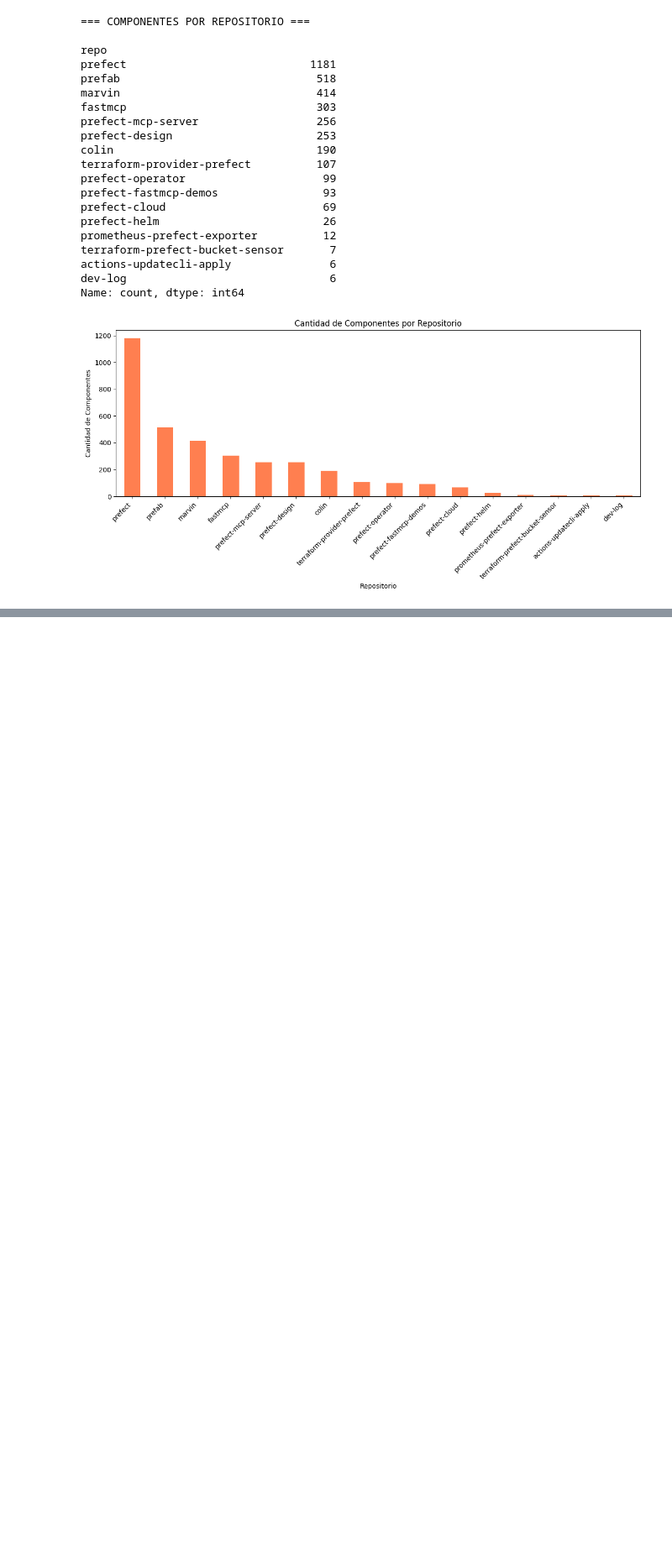
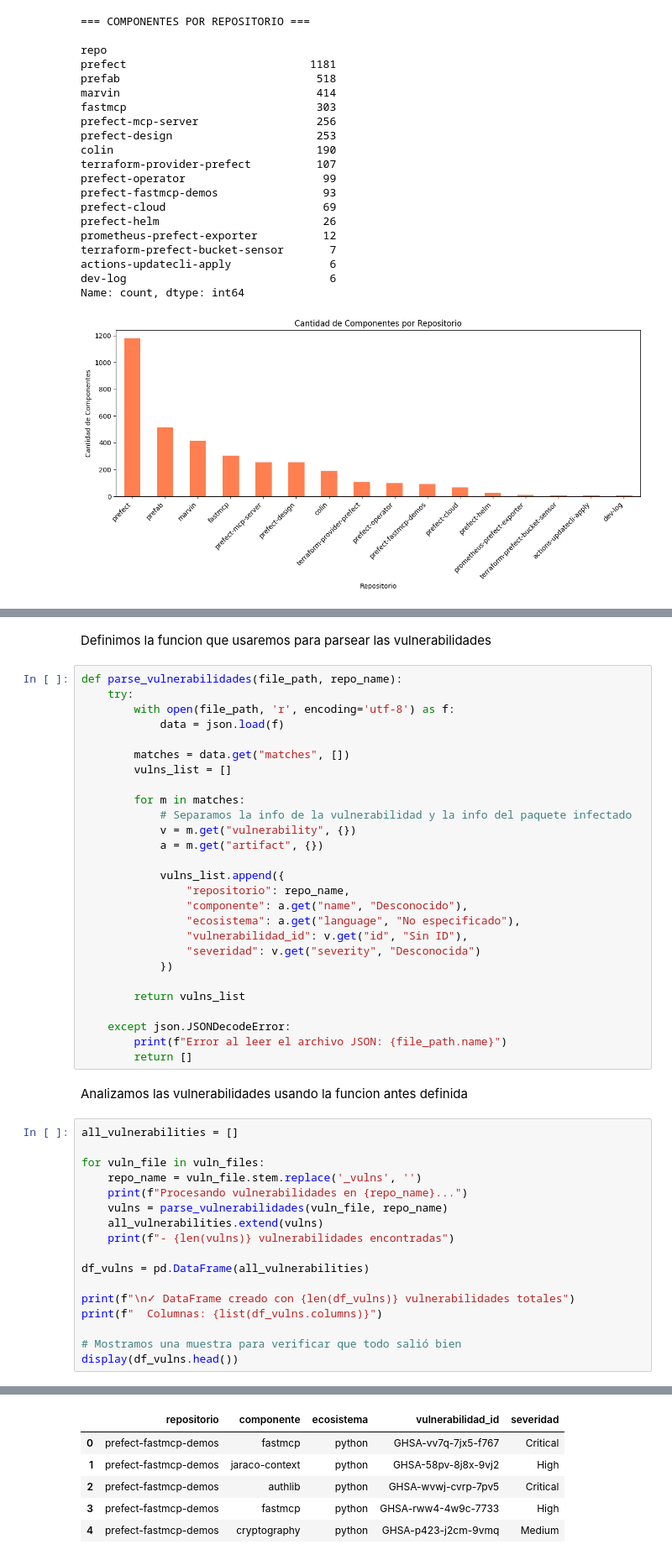
Before and after one commit to Fran416/Vulns-Analizer, a Jupyter notebook: notebooks/02_analisis_dependencias.ipynb, the cells around one changed output, grey strips where cells are left out. Shown at 84% size. Saved outputs shown, nothing was run; the diff lists cells and outputs as text; blank space fills up the shorter version.

```diff
--- a/notebooks/02_analisis_dependencias.ipynb
+++ b/notebooks/02_analisis_dependencias.ipynb
@@ -381,0 +448,49 @@ print(f"  Registros: {len(df_components)}")
+# %% [markdown]
+Definimos la funcion que usaremos para parsear las vulnerabilidades
+# %%
+def parse_vulnerabilidades(file_path, repo_name):
+    try:
+        with open(file_path, 'r', encoding='utf-8') as f:
+            data = json.load(f)
+
+        matches = data.get("matches", [])
+        vulns_list = []
+
+        for m in matches:
+            # Separamos la info de la vulnerabilidad y la info del paquete infectado
+            v = m.get("vulnerability", {})
+            a = m.get("artifact", {})
+
+            vulns_list.append({
+                "repositorio": repo_name,
+                "componente": a.get("name", "Desconocido"),
+                "ecosistema": a.get("language", "No especificado"),
+                "vulnerabilidad_id": v.get("id", "Sin ID"),
+                "severidad": v.get("severity", "Desconocida")
+            })
+
+        return vulns_list
+
+    except json.JSONDecodeError:
+        print(f"Error al leer el archivo JSON: {file_path.name}")
+        return []
+# %% [markdown]
+Analizamos las vulnerabilidades usando la funcion antes definida
+# %%
+all_vulnerabilities = []
+
+for vuln_file in vuln_files:
+    repo_name = vuln_file.stem.replace('_vulns', '')
+    print(f"Procesando vulnerabilidades en {repo_name}...")
+    vulns = parse_vulnerabilidades(vuln_file, repo_name)
+    all_vulnerabilities.extend(vulns)
+    print(f"- {len(vulns)} vulnerabilidades encontradas")
+
+df_vulns = pd.DataFrame(all_vulnerabilities)
+
+print(f"\n✓ DataFrame creado con {len(df_vulns)} vulnerabilidades totales")
+print(f"  Columnas: {list(df_vulns.columns)}")
+
+# Mostramos una muestra para verificar que todo salió bien
+display(df_vulns.head())
+# %% [output]
@@ -381,0 +514,6 @@ print(f"  Registros: {len(df_components)}")
+|  | repositorio | componente | ecosistema | vulnerabilidad_id | severidad |
+| 0 | prefect-fastmcp-demos | fastmcp | python | GHSA-vv7q-7jx5-f767 | Critical |
+| 1 | prefect-fastmcp-demos | jaraco-context | python | GHSA-58pv-8j8x-9vj2 | High |
+| 2 | prefect-fastmcp-demos | authlib | python | GHSA-wvwj-cvrp-7pv5 | Critical |
+| 3 | prefect-fastmcp-demos | fastmcp | python | GHSA-rww4-4w9c-7733 | High |
+| 4 | prefect-fastmcp-demos | cryptography | python | GHSA-p423-j2cm-9vmq | Medium |
```
Also changed, not shown: parts of 36 cells of this notebook.
